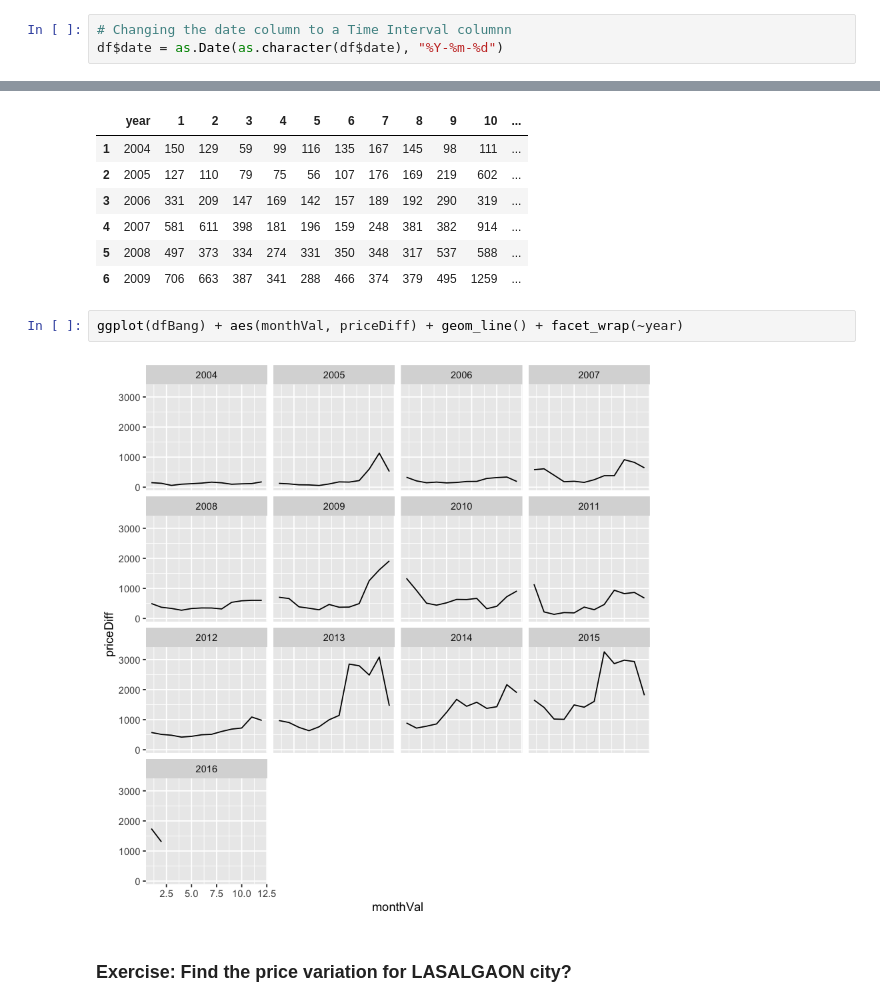
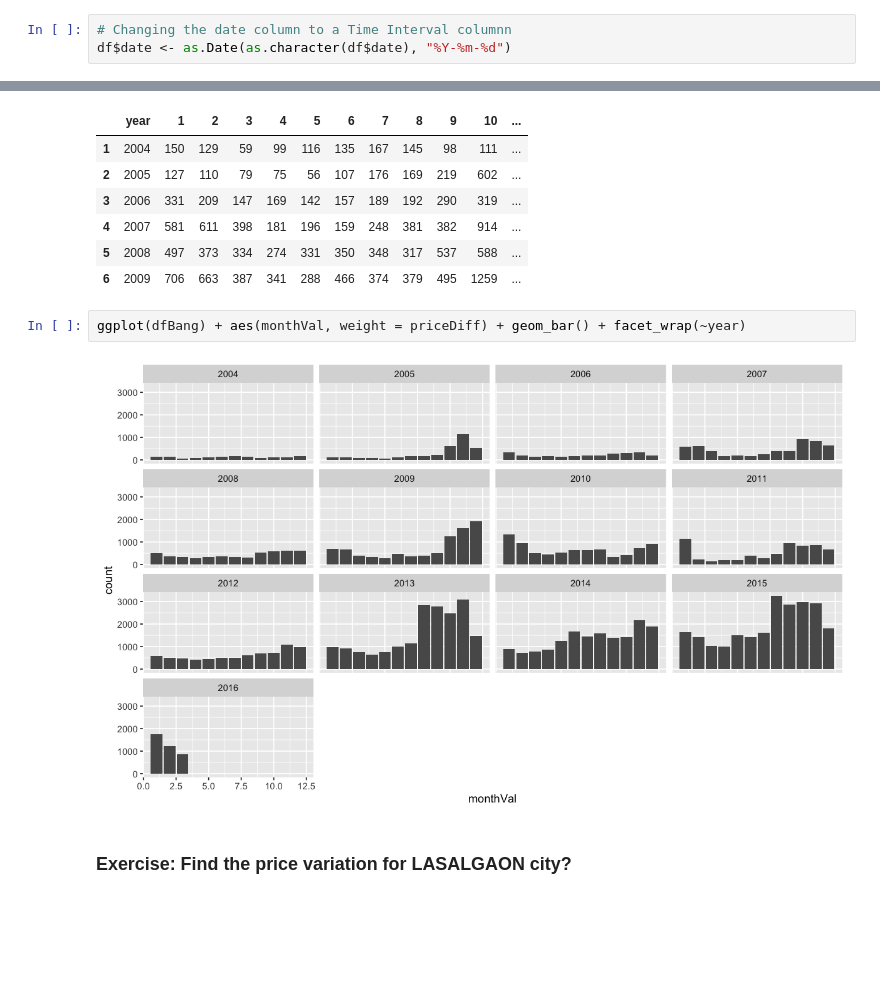
Before and after one commit to unnati-xyz/intro-R-data-science, a Jupyter notebook: onion/4-Explore.ipynb, the cells around one changed output, grey strips where cells are left out. Cells and saved outputs as stored; diff of their text form; blank space fills up the shorter version.

```diff
--- a/onion/4-Explore.ipynb
+++ b/onion/4-Explore.ipynb
@@ -86,7 +124,7 @@ as.Date("2016-04-01", "%Y-%m-%d")
 [1] "2016-04-01"
 # %%
 # Changing the date column to a Time Interval columnn
-df$date = as.Date(as.character(df$date), "%Y-%m-%d")
+df$date <- as.Date(as.character(df$date), "%Y-%m-%d")
 # %%
 # Now checking for type of each column
 str(df)
@@ -436,8 +618,8 @@ head(dfBangPivot)
 | 5 | 2008 | 497 | 373 | 334 | 274 | 331 | 350 | 348 | 317 | 537 | 588 | ... |
 | 6 | 2009 | 706 | 663 | 387 | 341 | 288 | 466 | 374 | 379 | 495 | 1259 | ... |
 # %%
-ggplot(dfBang) + aes(monthVal, priceDiff) + geom_line() + facet_wrap(~year)
+ggplot(dfBang) + aes(monthVal, weight = priceDiff) + geom_bar() + facet_wrap(~year)
 # %% [output]
-[figure, old version]
+[figure, new version]
 # %% [markdown]
 ### Exercise: Find the price variation for LASALGAON city?
```
Also changed, not shown: parts of 32 cells of this notebook, 3 other files.
